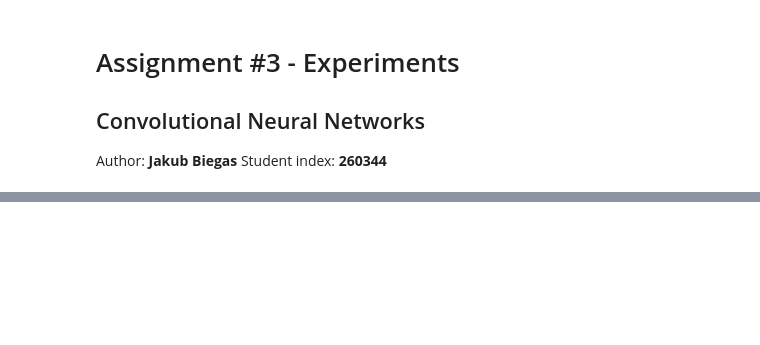
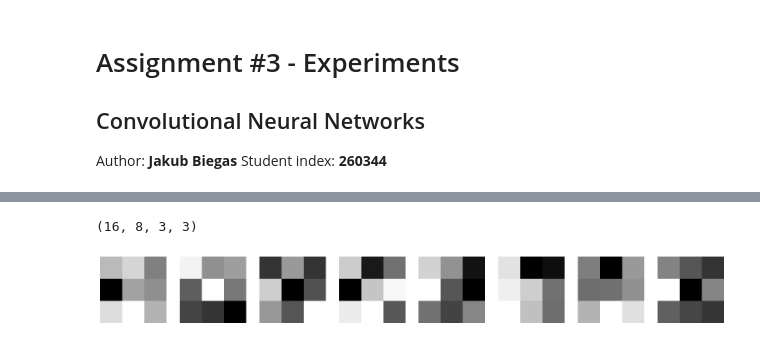
Before and after one commit to biegasj/neural-networks-labs, a Jupyter notebook: assignment_3/experiment.ipynb, the cells around one changed output, grey strips where cells are left out. Saved outputs shown, nothing was run; the diff lists cells and outputs as text; code cells hidden in the pictures; blank space fills up the shorter version.

```diff
--- a/assignment_3/experiment.ipynb
+++ b/assignment_3/experiment.ipynb
@@ -43,0 +69,12 @@ plot_samples(X_train, y_train)
+# %%
+fig, axes = plt.subplots(1, 8, figsize=(20, 5))
+
+for i in range(8):
+    ax = axes[i]
+    ax.imshow(autoencoder.hidden_layers[0].kernels[i, 0, :, :], cmap="gray")
+    ax.axis("off")
+
+plt.show()
+# %% [output]
+(16, 8, 3, 3)
+[figure, added]
```
Also changed, not shown: parts of 28 cells of this notebook.
